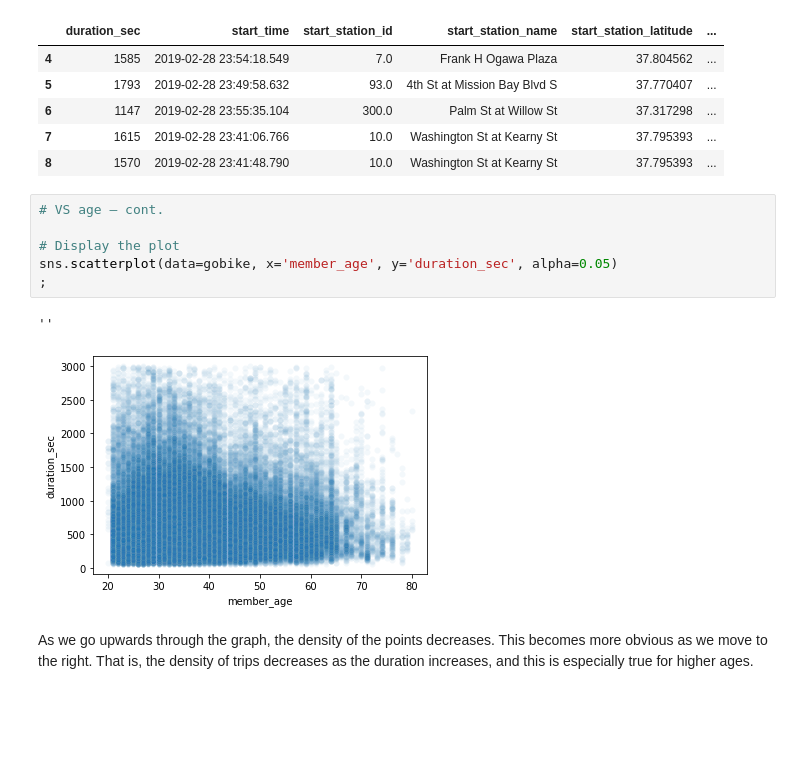
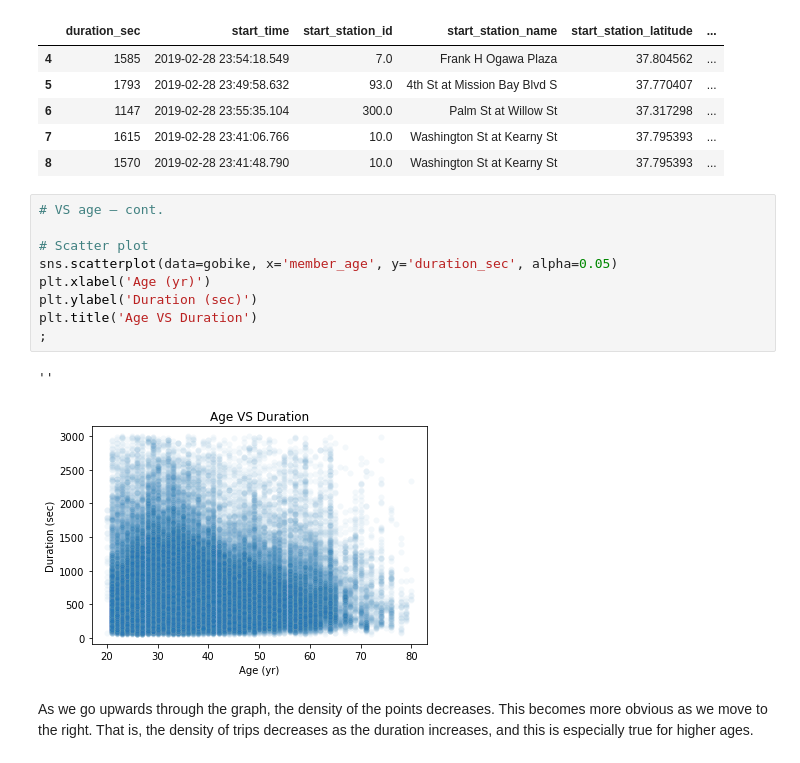
Before and after one commit to Moaaz-Mahmoud/Ford-Gobike-Data-Analysis, a Jupyter notebook: exploration_template.ipynb, the cells around one changed output. Drawn from its saved outputs; the diff is of its cells as text; blank space fills up the shorter version.

```diff
--- a/exploration_template.ipynb
+++ b/exploration_template.ipynb
@@ -315,12 +324,15 @@ gobike.head()
 # %%
 # VS age – cont.
 
-# Display the plot
+# Scatter plot
 sns.scatterplot(data=gobike, x='member_age', y='duration_sec', alpha=0.05)
+plt.xlabel('Age (yr)')
+plt.ylabel('Duration (sec)')
+plt.title('Age VS Duration')
 ;
 # %% [output]
 ''
-[figure, old version]
+[figure, new version]
 # %% [markdown]
 As we go upwards through the graph, the density of the points decreases. This becomes more obvious as we move to the right. That is, the density of trips decreases as the duration increases, and this is especially true for higher ages.
 # %%
```
Also changed, not shown: parts of 16 cells of this notebook.
